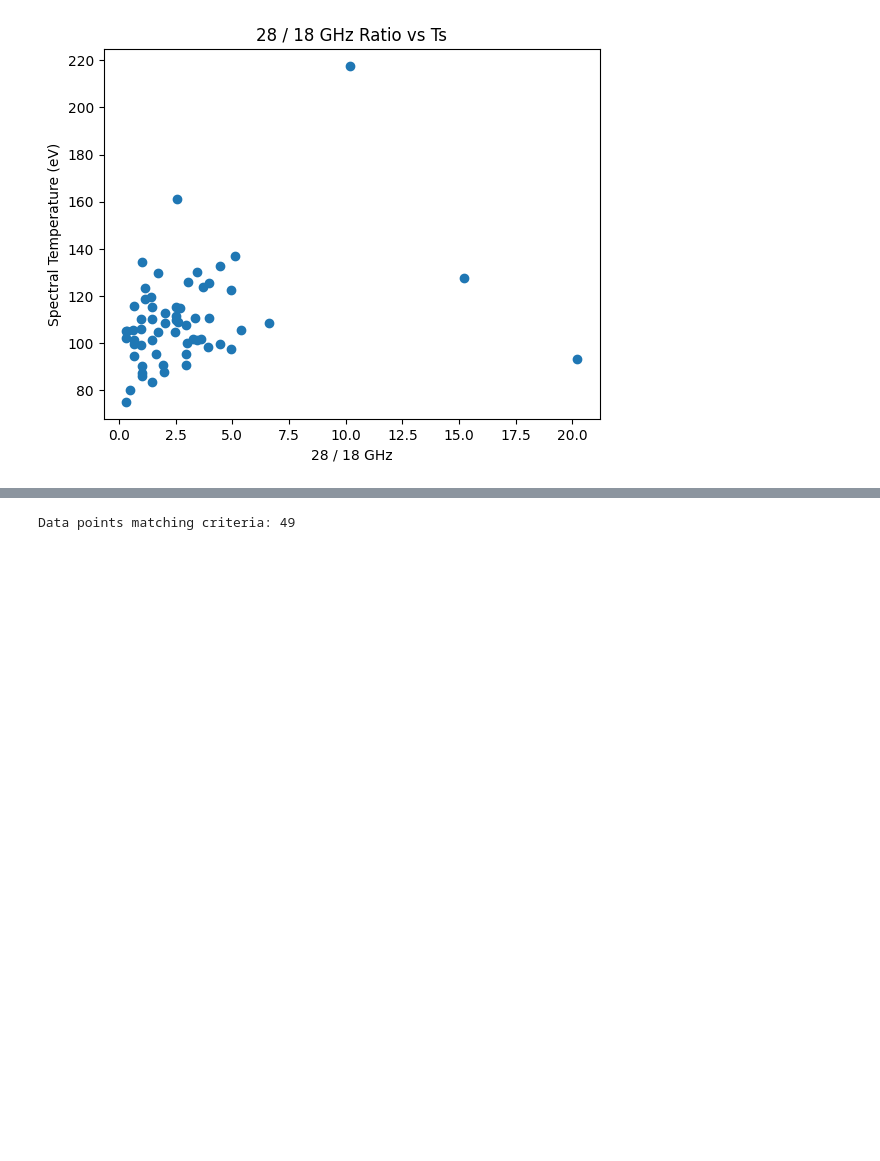
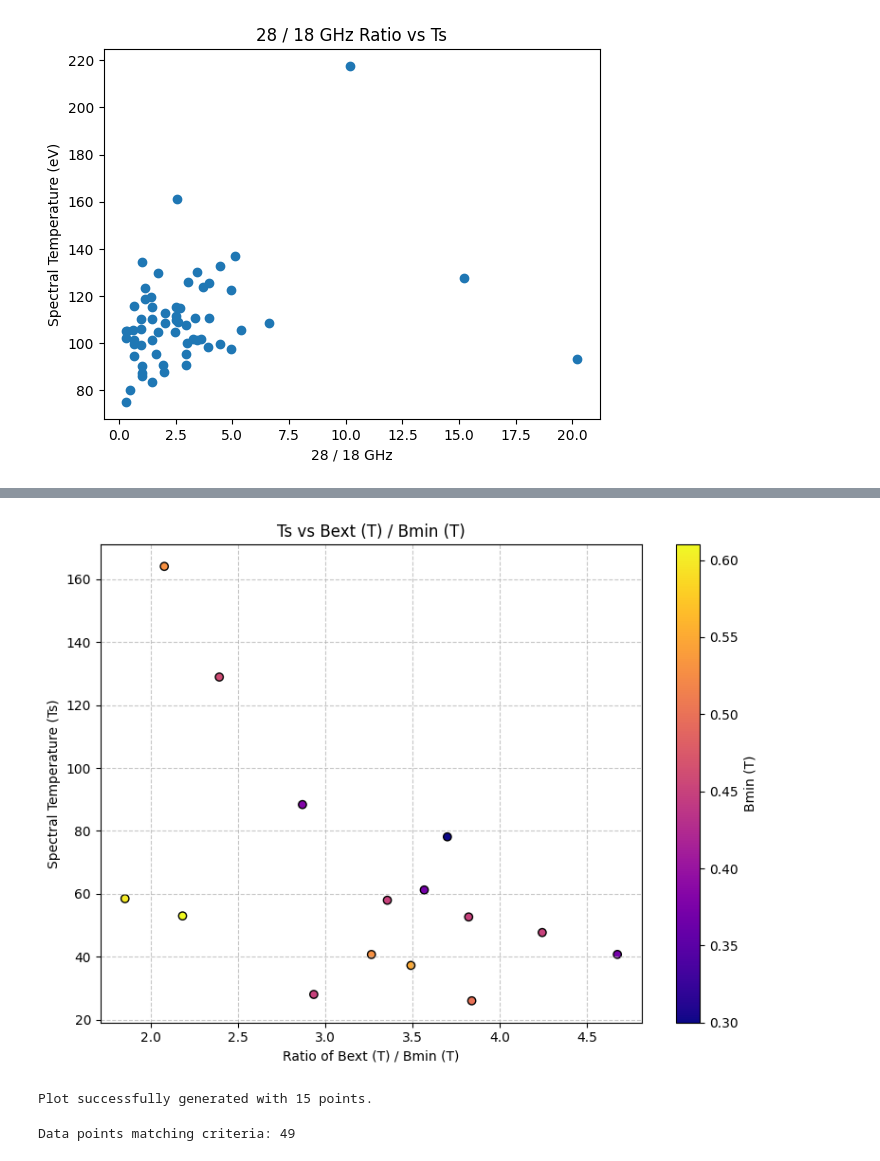
Before and after one commit to thebeesneesh/VENUS_X-Ray_BS, a Jupyter notebook: AnalyzeDataNew.ipynb, the cells around one changed output, grey strips where cells are left out. Saved outputs shown, nothing was run; the diff lists cells and outputs as text; code cells hidden in the pictures; blank space fills up the shorter version.

```diff
--- a/AnalyzeDataNew.ipynb
+++ b/AnalyzeDataNew.ipynb
@@ -220,4 +79,49 @@ else:
 Plot successfully generated with 21 points.
+# %%
+# Ensure the datetime column is properly formatted
+realTs['datetime'] = pd.to_datetime(realTs['datetime'])
+
+# Define your strict time boundaries
+start_time = pd.to_datetime('2025-10-15 12:00:00')
+end_time = pd.to_datetime('2025-10-15 16:10:00')
+
+# 1. Filter by the specified date and time window
+df_filtered = realTs[(realTs['datetime'] >= start_time) & (realTs['datetime'] <= end_time)]
+
+# 2. Drop rows missing the required data for this specific plot
+# Added .copy() to avoid SettingWithCopyWarning
+df_plot = df_filtered.dropna(subset=['spectral_temperature', 'Extr (T)', 'Cent (T)']).copy()
+
+# 3. Prevent division-by-zero errors in case Cent (T) is exactly 0
+df_plot = df_plot[df_plot['Cent (T)'] != 0]
+
+# 4. Calculate the ratio
+df_plot['Extr_Cent_Ratio'] = df_plot['Extr (T)'] / df_plot['Cent (T)']
+
+# 5. Generate the Plot
+if len(df_plot) > 0:
+    plt.figure(figsize=(8, 6))
+
+    # UPDATE: Set 'c' to the column data, add a colormap, and assign to a variable 'sc'
+    sc = plt.scatter(df_plot['Extr_Cent_Ratio'], df_plot['spectral_temperature'],
+                     c=df_plot['Cent (T)'], cmap='plasma', edgecolor='k')
+
+    plt.xlabel('Ratio of Bext (T) / Bmin (T)')
+    plt.ylabel('Spectral Temperature (Ts)')
+    plt.title('Ts vs Bext (T) / Bmin (T)')
+    plt.grid(True, linestyle='--', alpha=0.7)
+
+    # UPDATE: Add a colorbar to display the Bmin (T) scale
+    plt.colorbar(sc, label='Bmin (T)')
+
+    plt.tight_layout()
+    plt.show()
+    print(f"Plot successfully generated with {len(df_plot)} points.")
+else:
+    print("No valid data points found in this time range.")
+# %% [output]
+[figure, added]
+Plot successfully generated with 15 points.
 # %%
 # Drop any rows where we don't have Spectral Temperature or Bmin
 df_plot = master.dropna(subset=['spectral_temperature', 'Cent (T)'])
```
Also changed, not shown: parts of 13 cells of this notebook.
